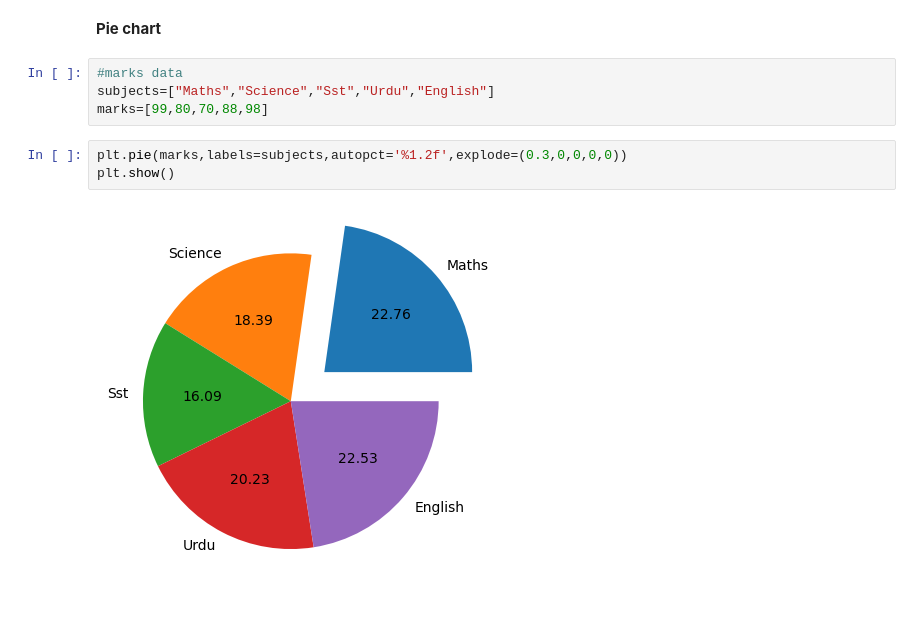
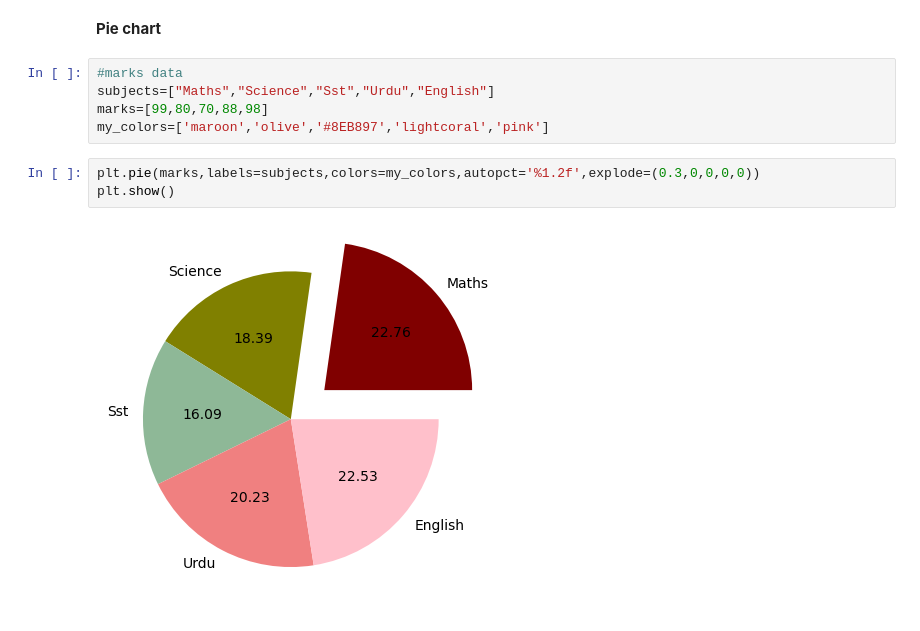
Before and after one commit to saboorkhan6/Analytics, a Jupyter notebook: matplotlibs/index.ipynb, the cells around one changed output. Cells and saved outputs as stored; diff of their text form.

```diff
--- a/matplotlibs/index.ipynb
+++ b/matplotlibs/index.ipynb
@@ -168,8 +172,9 @@ plt.show()
 #marks data
 subjects=["Maths","Science","Sst","Urdu","English"]
 marks=[99,80,70,88,98]
+my_colors=['maroon','olive','#8EB897','lightcoral','pink']
 # %%
-plt.pie(marks,labels=subjects,autopct='%1.2f',explode=(0.3,0,0,0,0))
+plt.pie(marks,labels=subjects,colors=my_colors,autopct='%1.2f',explode=(0.3,0,0,0,0))
 plt.show()
 # %% [output]
-[figure, old version]
+[figure, new version]
```
Also changed, not shown: parts of 4 cells of this notebook, 1 other file.
